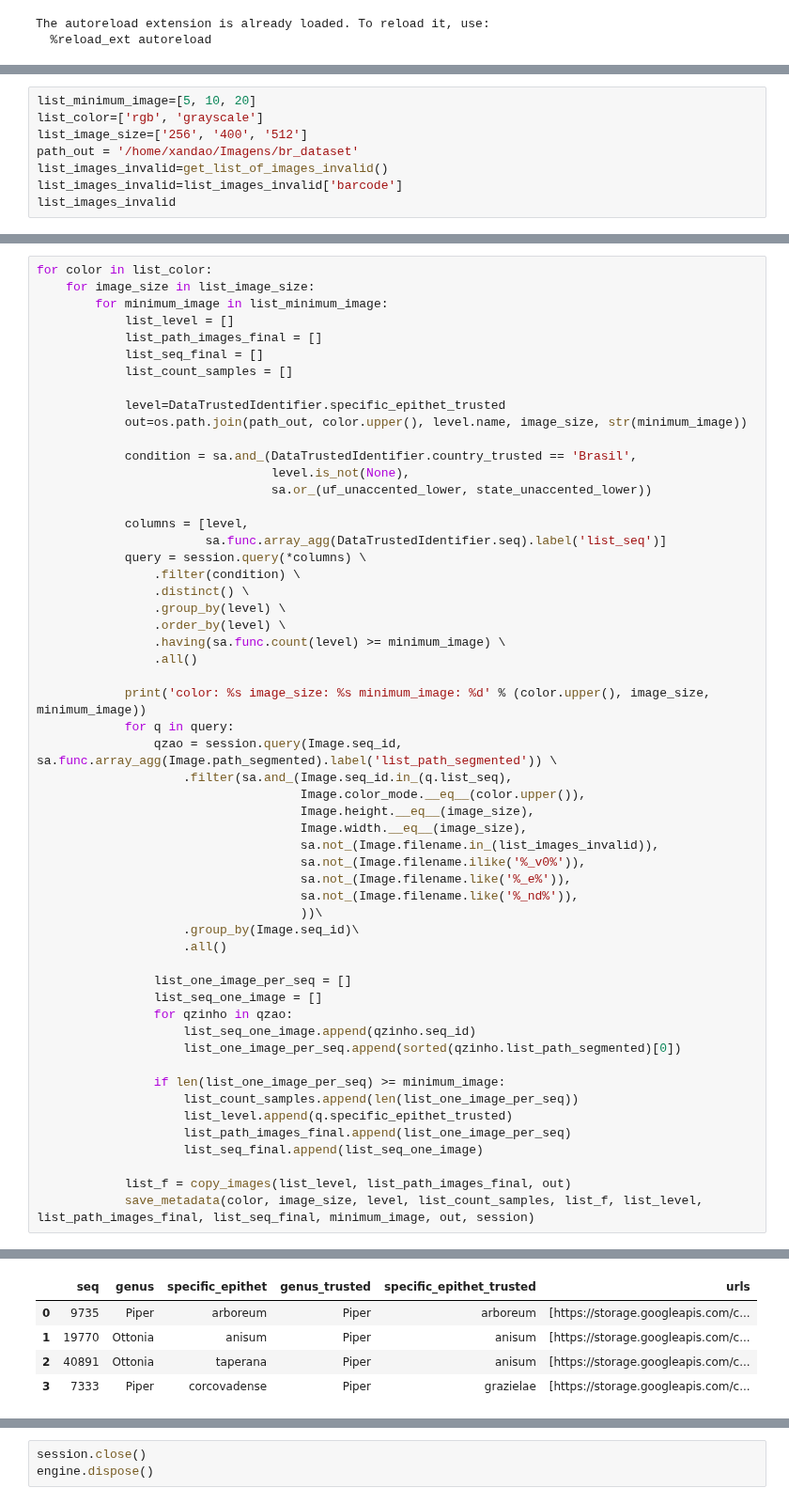
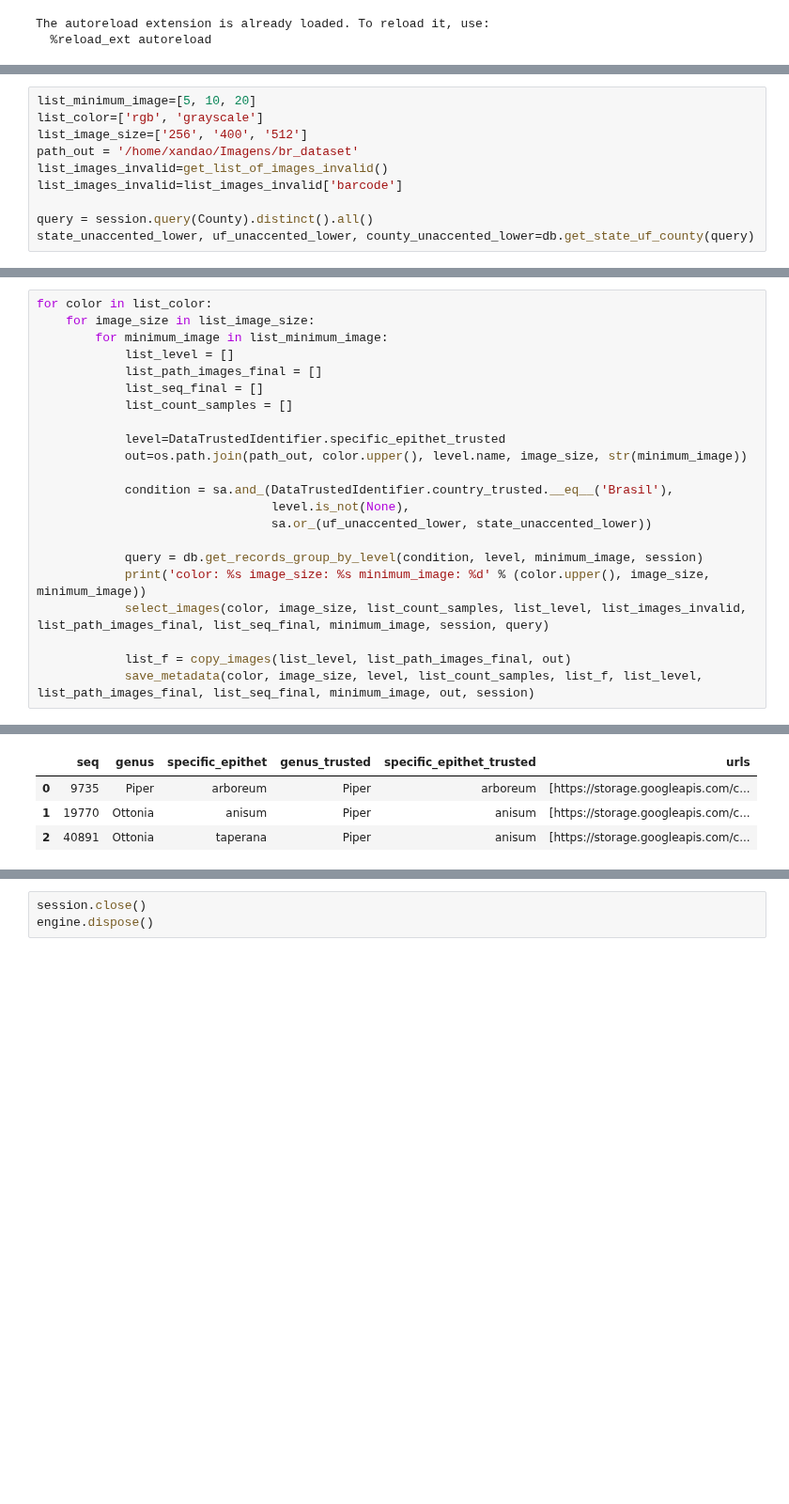
Before and after one commit to xaaaandao/piperaceae-sql, a Jupyter notebook: br_dataset.ipynb, the cells around one changed output, grey strips where cells are left out. Shown at 94% size. Saved outputs shown, nothing was run; the diff lists cells and outputs as text; blank space fills up the shorter version.

```diff
--- a/br_dataset.ipynb
+++ b/br_dataset.ipynb
@@ -40,4 +29,6 @@ list_image_size=['256', '400', '512']
 path_out = '/home/xandao/Imagens/br_dataset'
 list_images_invalid=get_list_of_images_invalid()
 list_images_invalid=list_images_invalid['barcode']
-list_images_invalid
+
+query = session.query(County).distinct().all()
+state_unaccented_lower, uf_unaccented_lower, county_unaccented_lower=db.get_state_uf_county(query)
@@ -73,46 +44,13 @@ for color in list_color:
             level=DataTrustedIdentifier.specific_epithet_trusted
             out=os.path.join(path_out, color.upper(), level.name, image_size, str(minimum_image))
 
-            condition = sa.and_(DataTrustedIdentifier.country_trusted == 'Brasil',
+            condition = sa.and_(DataTrustedIdentifier.country_trusted.__eq__('Brasil'),
                                 level.is_not(None),
                                 sa.or_(uf_unaccented_lower, state_unaccented_lower))
 
-            columns = [level,
-                       sa.func.array_agg(DataTrustedIdentifier.seq).label('list_seq')]
-            query = session.query(*columns) \
-                .filter(condition) \
-                .distinct() \
-                .group_by(level) \
-                .order_by(level) \
-                .having(sa.func.count(level) >= minimum_image) \
-                .all()
-
+            query = db.get_records_group_by_level(condition, level, minimum_image, session)
             print('color: %s image_size: %s minimum_image: %d' % (color.upper(), image_size, minimum_image))
-            for q in query:
-                qzao = session.query(Image.seq_id, sa.func.array_agg(Image.path_segmented).label('list_path_segmented')) \
-                    .filter(sa.and_(Image.seq_id.in_(q.list_seq),
-                                    Image.color_mode.__eq__(color.upper()),
-                                    Image.height.__eq__(image_size),
-                                    Image.width.__eq__(image_size),
-                                    sa.not_(Image.filename.in_(list_images_invalid)),
-                                    sa.not_(Image.filename.ilike('%_v0%')),
-                                    sa.not_(Image.filename.like('%_e%')),
-                                    sa.not_(Image.filename.like('%_nd%')),
-                                    ))\
-                    .group_by(Image.seq_id)\
-                    .all()
-
-                list_one_image_per_seq = []
-                list_seq_one_image = []
-                for qzinho in qzao:
-                    list_seq_one_image.append(qzinho.seq_id)
-                    list_one_image_per_seq.append(sorted(qzinho.list_path_segmented)[0])
-
-                if len(list_one_image_per_seq) >= minimum_image:
-                    list_count_samples.append(len(list_one_image_per_seq))
-                    list_level.append(q.specific_epithet_trusted)
-                    list_path_images_final.append(list_one_image_per_seq)
-                    list_seq_final.append(list_seq_one_image)
+            select_images(color, image_size, list_count_samples, list_level, list_images_invalid, list_path_images_final, list_seq_final, minimum_image, session, query)
 
             list_f = copy_images(list_level, list_path_images_final, out)
             save_metadata(color, image_size, level, list_count_samples, list_f, list_level, list_path_images_final, list_seq_final, minimum_image, out, session)
@@ -127,8 +64,7 @@ total of levels: 235 total of images: 10515
 |  | seq | genus | specific_epithet | genus_trusted | specific_epithet_trusted | urls |
 | 0 | 9735 | Piper | arboreum | Piper | arboreum | [https://storage.googleapis.com/c... |
 | 1 | 19770 | Ottonia | anisum | Piper | anisum | [https://storage.googleapis.com/c... |
 | 2 | 40891 | Ottonia | taperana | Piper | anisum | [https://storage.googleapis.com/c... |
-| 3 | 7333 | Piper | corcovadense | Piper | grazielae | [https://storage.googleapis.com/c... |
 |  | 0 |
 | dst | /home/xandao/Imagens/br_dataset/R... |
 | color | rgb |
```
Also changed, not shown: parts of 5 cells of this notebook, 4 other files.
